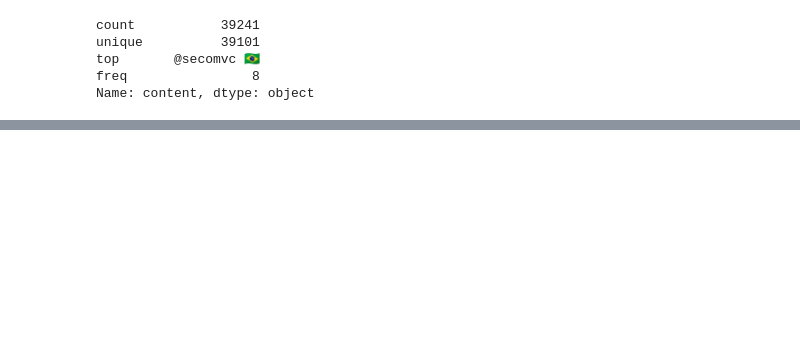
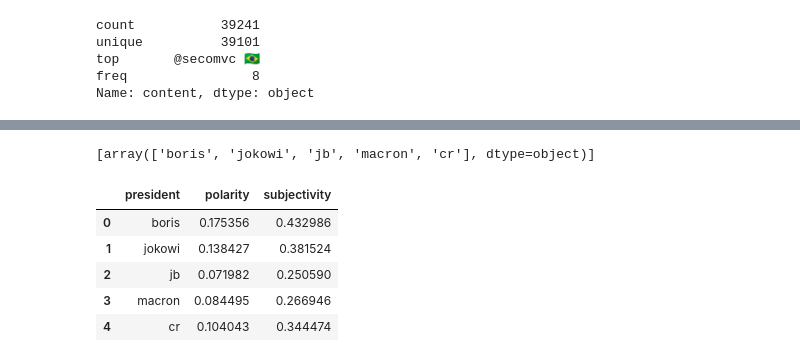
Before and after one commit to reichardtma/prestweets, a Jupyter notebook: notebooks/Data Visualisation-Martin.ipynb, the cells around one changed output, grey strips where cells are left out. Cells and saved outputs as stored; diff of their text form; code cells hidden in the pictures; blank space fills up the shorter version.

```diff
--- a/notebooks/Data Visualisation-Martin.ipynb
+++ b/notebooks/Data Visualisation-Martin.ipynb
@@ -108,12 +227,15 @@ def polarity(s):
     pol = pol.sentiment[0]
     return pol
 
-def objectivity(s):
+def subjectivity(s):
     obj = TextBlob(s)
     obj = obj.sentiment[1]
     return obj
 # %%
-pres['polarity'] = pres['clean_translation'].apply(polarity)
-pres['objectivity'] = pres['clean_translation'].apply(objectivity)
-pres.head(1)
+presidents = [boris_df, jokowi_df, jb_df, macron_df, cr_df]
+
+for president in presidents:
+
+    president['polarity'] = president['clean_translation'].apply(polarity)
+    president['subjectivity'] = president['clean_translation'].apply(subjectivity)
 # %% [output]
@@ -132,0 +253,18 @@ plt.yticks([0, 5, 10], ['0', '5', '10'])
+# %%
+[pres['name'].unique()]
+# %% [output]
+[array(['boris', 'jokowi', 'jb', 'macron', 'cr'], dtype=object)]
+# %%
+sentiment_df = {'polarity': [president['polarity'].mean() for president in presidents],\
+                'subjectivity': [president['subjectivity'].mean() for president in presidents]}
+
+sentiment_df = pd.DataFrame(data=sentiment_df)
+sentiment_df.insert(0, "president", pres['name'].unique())
+sentiment_df
+# %% [output]
+|  | president | polarity | subjectivity |
+| 0 | boris | 0.175356 | 0.432986 |
+| 1 | jokowi | 0.138427 | 0.381524 |
+| 2 | jb | 0.071982 | 0.250590 |
+| 3 | macron | 0.084495 | 0.266946 |
+| 4 | cr | 0.104043 | 0.344474 |
```
Also changed, not shown: parts of 24 cells of this notebook, 1 other file.
